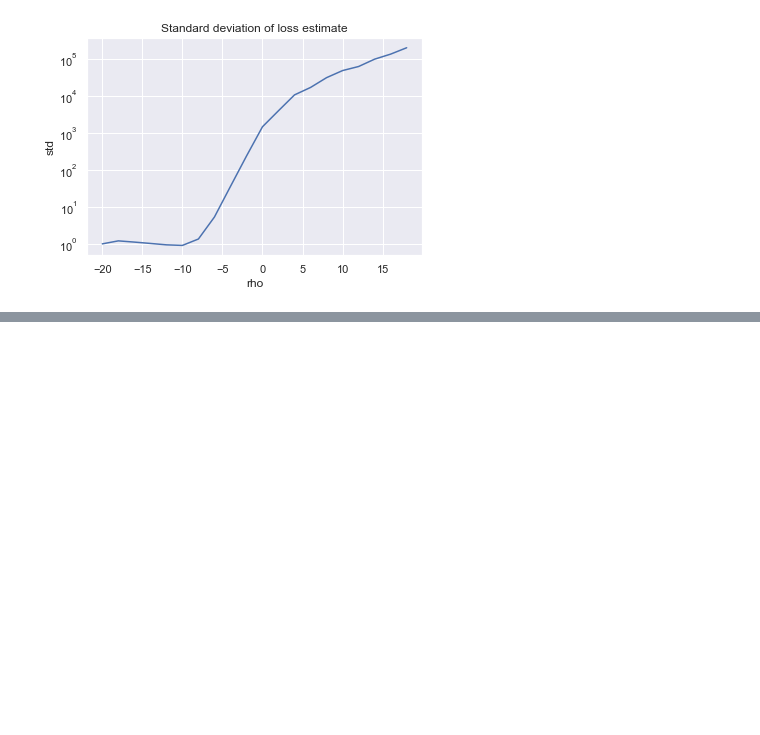
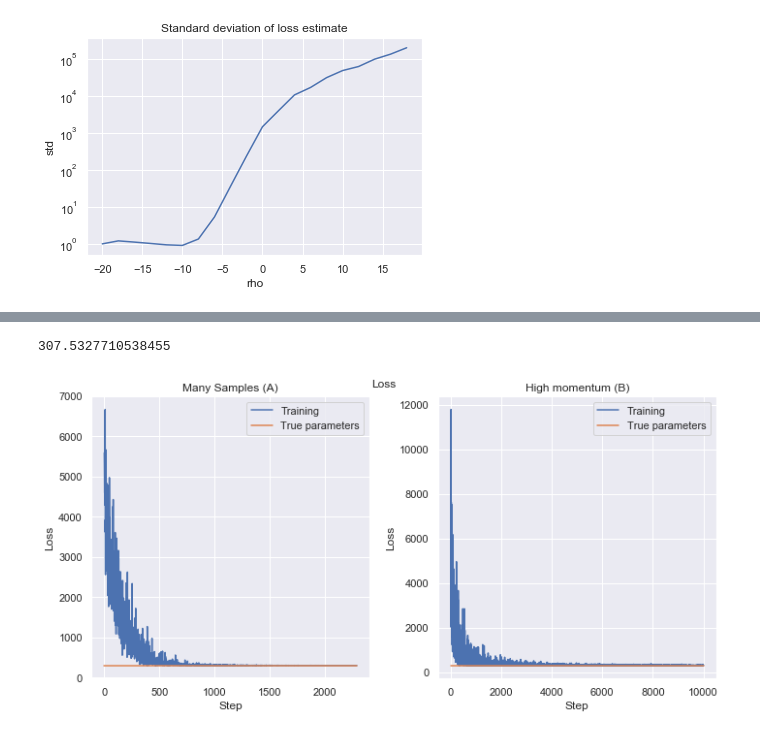
Before and after one commit to e-dorigatti/gaussian_processes, a Jupyter notebook: bayes_by_backprop.ipynb, the cells around one changed output, grey strips where cells are left out. Saved outputs shown, nothing was run; the diff lists cells and outputs as text; code cells hidden in the pictures; blank space fills up the shorter version.

Commit message:
comparison of different ways of dealing with noise

```diff
--- a/bayes_by_backprop.ipynb
+++ b/bayes_by_backprop.ipynb
@@ -338,3 +341,0 @@ loss, parameters
-# %%
-true_loss, _ = target_f(np.array([true_parameters[0], true_parameters[1], -4, -4]))
-true_loss
@@ -376,0 +354,29 @@ plt.show()
+# %%
+true_loss, *_ = compute_loss(true_parameters, np.array([-8, -8]), X, y, regu=2, sigma_noise=0.75, reps=100)
+true_loss
+# %% [output]
+307.5327710538455
+# %%
+def plot_loss(hist):
+    plt.plot([x[1] for x in hist], label='Training')
+    plt.plot([0, len(hist)], [true_loss, true_loss], label='True parameters')
+    plt.xlabel('Step')
+    plt.ylabel('Loss')
+    plt.legend(loc='upper right')
+
+
+plt.figure(figsize=(10, 5))
+plt.suptitle('Loss')
+
+plt.subplot(1, 2, 1)
+plt.title('Many Samples (A)')
+plot_loss(many_samples)
+
+plt.subplot(1, 2, 2)
+plt.title('High momentum (B)')
+plot_loss(high_momentum)
+
+plt.tight_layout()
+plt.show()
+# %% [output]
+[figure, added]
```
Also changed, not shown: parts of 23 cells of this notebook.
